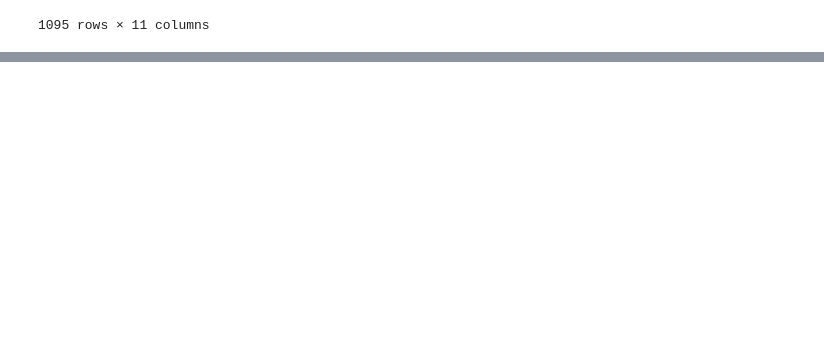
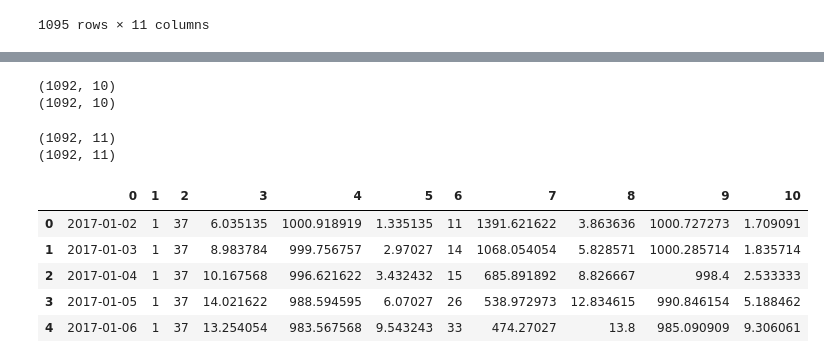
Before and after one commit to KTFish/Golem0_BITEhack2023, a Jupyter notebook: Records Preparation.ipynb, the cells around one changed output, grey strips where cells are left out. Saved outputs shown, nothing was run; the diff lists cells and outputs as text; code cells hidden in the pictures; blank space fills up the shorter version.

Commit message:
Implementing flattening X
Fixing the Nan bug

```diff
--- a/Records Preparation.ipynb
+++ b/Records Preparation.ipynb
@@ -108,8 +106,11 @@ records_df[records_df.isna().any(axis=1)]
 # %% [output]
 |  | date | month | len_day | temp_mean | press_mean | wind_mean | len_night | Y | night_temp_mean | ... |
 | 0 | 2017-01-01 | 1 | 37 | 4.910811 | 1001.648649 | 1.878378 | 0 | 1397.243243 | NaN | ... |
+# %%
+records_df.dropna(inplace=True)
+records_df.drop(["date"], inplace= True,axis= 1)
 # %%
-def get_Data_n_records(df,num):
+def get_Data_n_records(df, num, flatten_x=False):
     X = []
     Y = []
     for i in range(len(df)):
@@ -118,6 +119,47 @@ def get_Data_n_records(df,num):
         else:
             X.append(df.iloc[i-num-1:i-1].values)
             Y.append(df.iloc[i].Y)
-    return np.array(X),np.array(Y)
 
-X,Y = get_Data_n_records(records_df,3)
+    if flatten_x:  # Option to return one long row containing the X data
+        # long_x = []
+        X = np.array(X)
+        first, second, third = X.shape
+        return  X.reshape(first, second * third), np.array(Y)
+
+
+    return np.array(X), np.array(Y)
+
+X,Y = get_Data_n_records(records_df, 3)
+# %%
+TESTED_RECORD = 1
+
+X, _ = get_Data_n_records(records_df, TESTED_RECORD)
+X = np.array(X)
+first, second, third = X.shape
+X = X.reshape(first, second * third)
+
+X_flattened, _ = get_Data_n_records(records_df, TESTED_RECORD, flatten_x=True)
+assert X.shape == X_flattened.shape
+
+for i in range(len(X)):
+    if sum([X[i, x] != X_flattened[i, x] for x in range(X.shape[1])]) >= 1:
+        control = [X[i, x] != X_flattened[i, x] for x in range(X.shape[1])]
+assert (X == X_flattened).all()
+
+
+assert pd.Series(X_flattened[1]).sum() == pd.Series(X[1]).sum()
+# %% [output]
+(1092, 10)
+(1092, 10)
+# %%
+f1 = pd.DataFrame(X_flattened)#[:, control])
+f1.head()
+# %% [output]
+(1092, 11)
+(1092, 11)
+|  | 0 | 1 | 2 | 3 | 4 | 5 | 6 | 7 | 8 | 9 | 10 |
+| 0 | 2017-01-02 | 1 | 37 | 6.035135 | 1000.918919 | 1.335135 | 11 | 1391.621622 | 3.863636 | 1000.727273 | 1.709091 |
+| 1 | 2017-01-03 | 1 | 37 | 8.983784 | 999.756757 | 2.97027 | 14 | 1068.054054 | 5.828571 | 1000.285714 | 1.835714 |
+| 2 | 2017-01-04 | 1 | 37 | 10.167568 | 996.621622 | 3.432432 | 15 | 685.891892 | 8.826667 | 998.4 | 2.533333 |
+| 3 | 2017-01-05 | 1 | 37 | 14.021622 | 988.594595 | 6.07027 | 26 | 538.972973 | 12.834615 | 990.846154 | 5.188462 |
+| 4 | 2017-01-06 | 1 | 37 | 13.254054 | 983.567568 | 9.543243 | 33 | 474.27027 | 13.8 | 985.090909 | 9.306061 |
```
Also changed, not shown: parts of 9 cells of this notebook.
